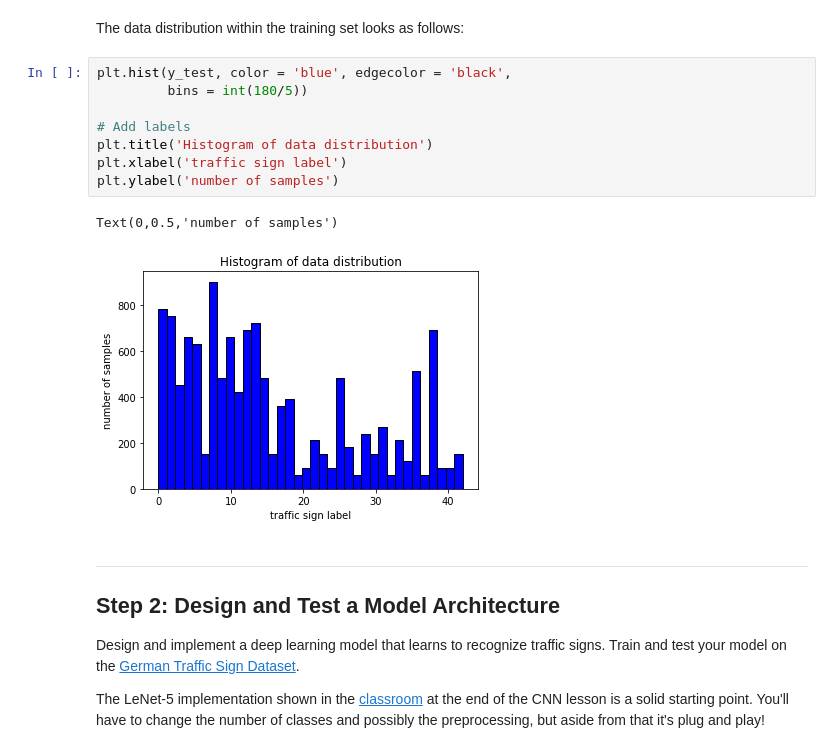
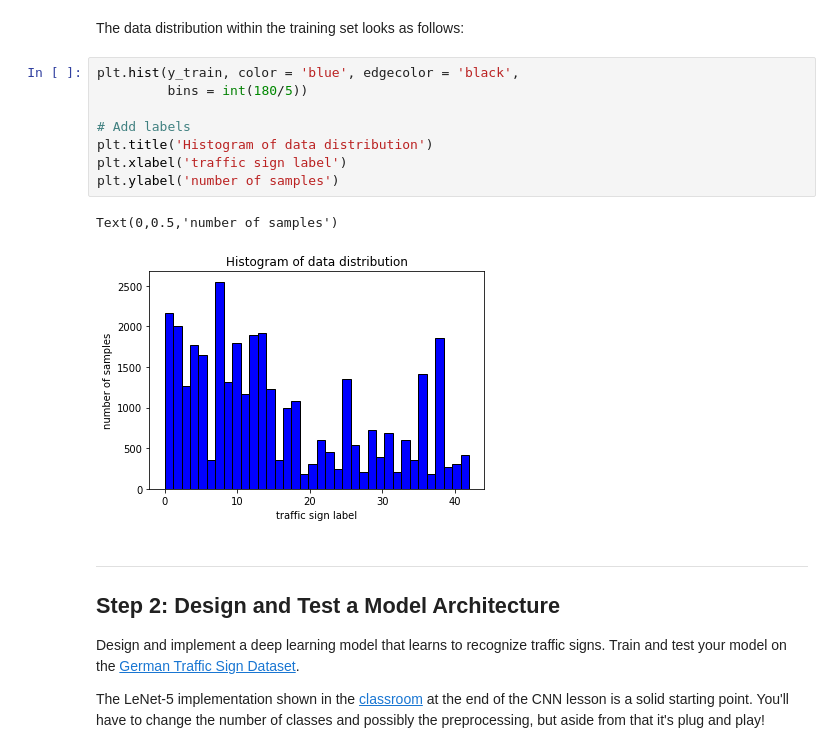
Before and after one commit to viktorkuznietsov1986/self_driving_cars_udacity, a Jupyter notebook: CarND-TrafficSigns/Traffic_Sign_Classifier.ipynb, the cells around one changed output. Saved outputs shown, nothing was run; the diff lists cells and outputs as text.

```diff
--- a/CarND-TrafficSigns/Traffic_Sign_Classifier.ipynb
+++ b/CarND-TrafficSigns/Traffic_Sign_Classifier.ipynb
@@ -112,16 +114,16 @@ print(y_train[index])
 # %% [markdown]
 The data distribution within the training set looks as follows:
 # %%
-plt.hist(y_test, color = 'blue', edgecolor = 'black',
+plt.hist(y_train, color = 'blue', edgecolor = 'black',
          bins = int(180/5))
 
 # Add labels
 plt.title('Histogram of data distribution')
 plt.xlabel('traffic sign label')
 plt.ylabel('number of samples')
 # %% [output]
 Text(0,0.5,'number of samples')
-[figure, old version]
+[figure, new version]
 # %% [markdown]
 ----
 
```
Also changed, not shown: parts of 13 cells of this notebook, 1 other file.
